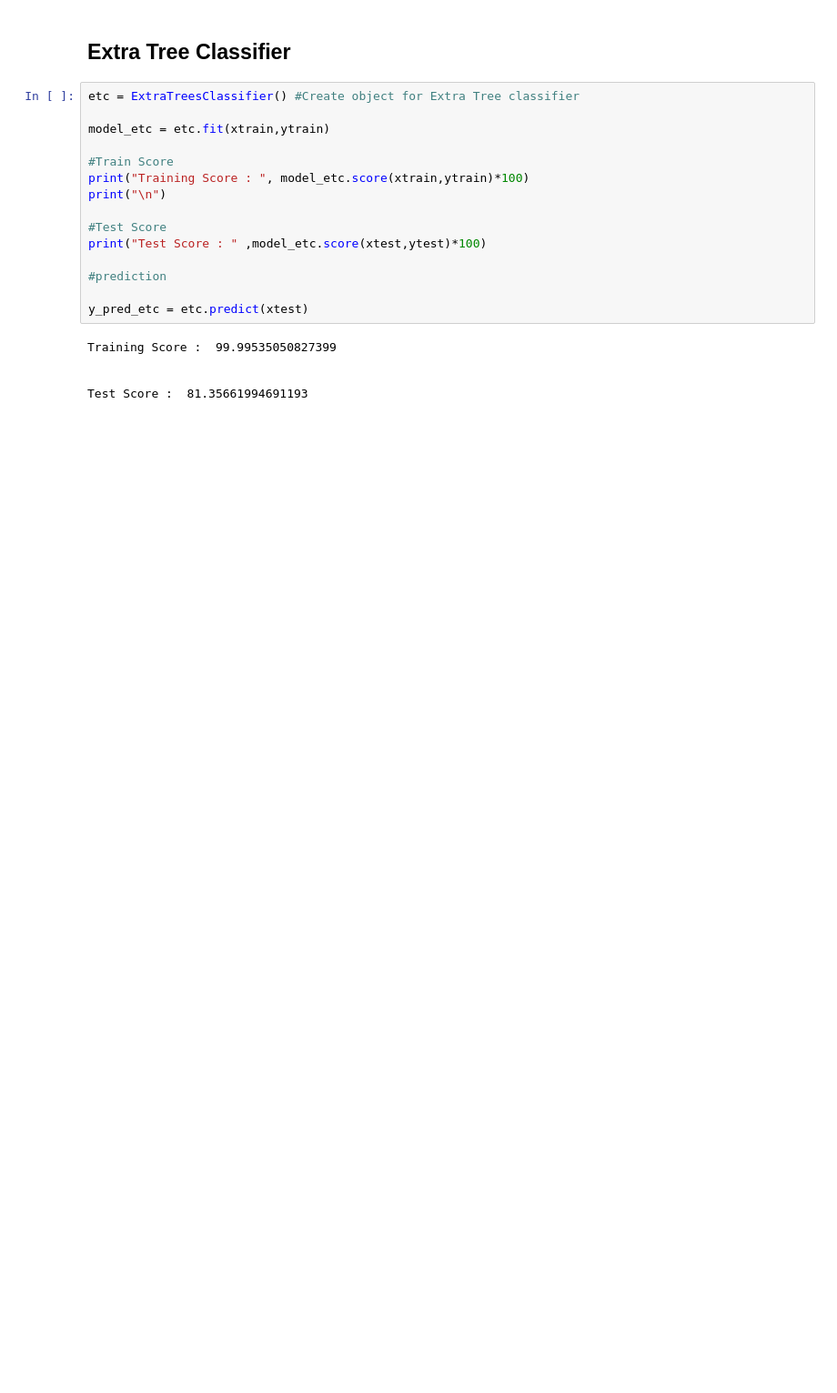
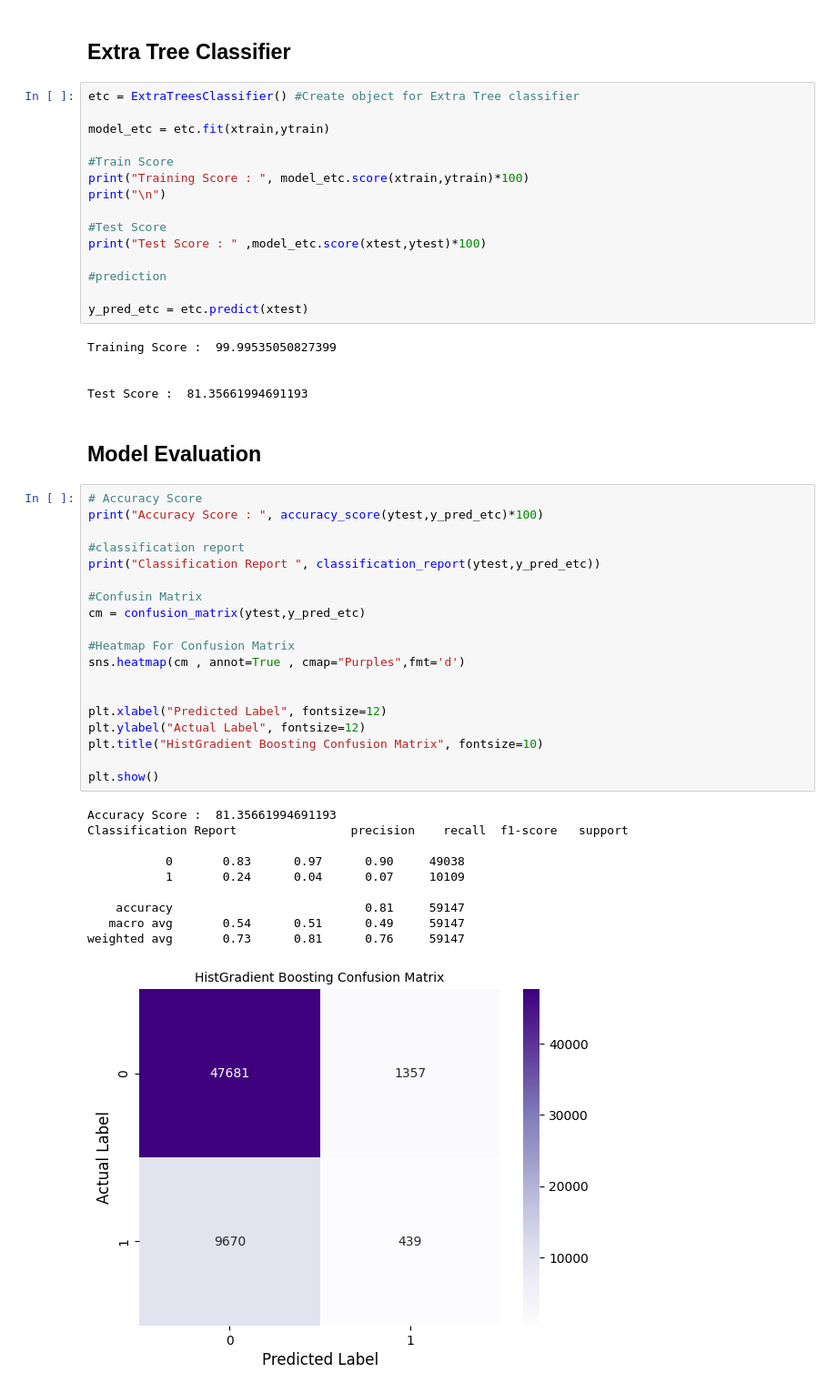
Before and after one commit to samifahim07/Smart-Cricket-Analytics-Ball-by-Ball-Event-Prediction-using-Machine-Learning, a Jupyter notebook: smart_analysis.ipynb, the cells around one changed output. Shown at 91% size. Cells and saved outputs as stored; diff of their text form; blank space fills up the shorter version.

```diff
--- a/smart_analysis.ipynb
+++ b/smart_analysis.ipynb
@@ -1273,3 +1273,35 @@ Training Score :  99.99535050827399
 
 
 Test Score :  81.35661994691193
+# %% [markdown]
+## Model Evaluation
+# %%
+# Accuracy Score
+print("Accuracy Score : ", accuracy_score(ytest,y_pred_etc)*100)
+
+#classification report
+print("Classification Report ", classification_report(ytest,y_pred_etc))
+
+#Confusin Matrix
+cm = confusion_matrix(ytest,y_pred_etc)
+
+#Heatmap For Confusion Matrix
+sns.heatmap(cm , annot=True , cmap="Purples",fmt='d')
+
+
+plt.xlabel("Predicted Label", fontsize=12)
+plt.ylabel("Actual Label", fontsize=12)
+plt.title("HistGradient Boosting Confusion Matrix", fontsize=10)
+
+plt.show()
+# %% [output]
+Accuracy Score :  81.35661994691193
+Classification Report                precision    recall  f1-score   support
+
+           0       0.83      0.97      0.90     49038
+           1       0.24      0.04      0.07     10109
+
+    accuracy                           0.81     59147
+   macro avg       0.54      0.51      0.49     59147
+weighted avg       0.73      0.81      0.76     59147
+[figure, added]
```
Also changed, not shown: parts of 1 cell of this notebook.
